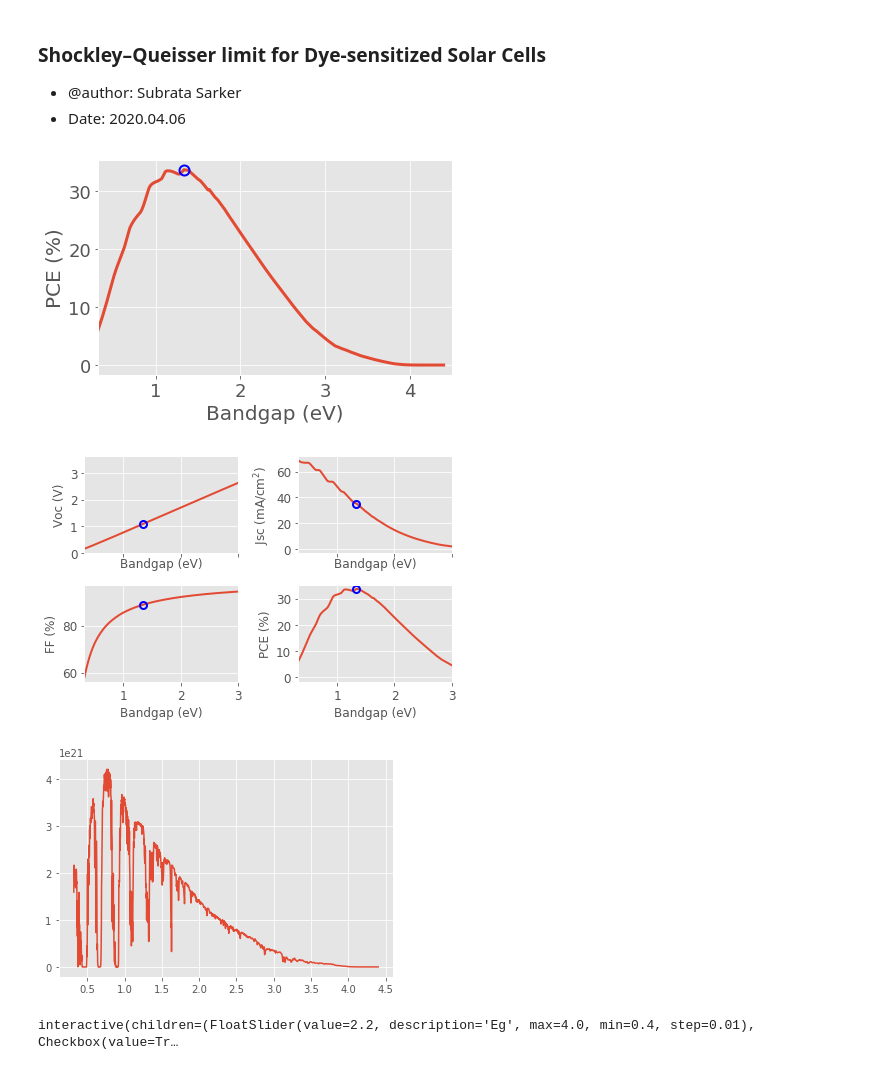
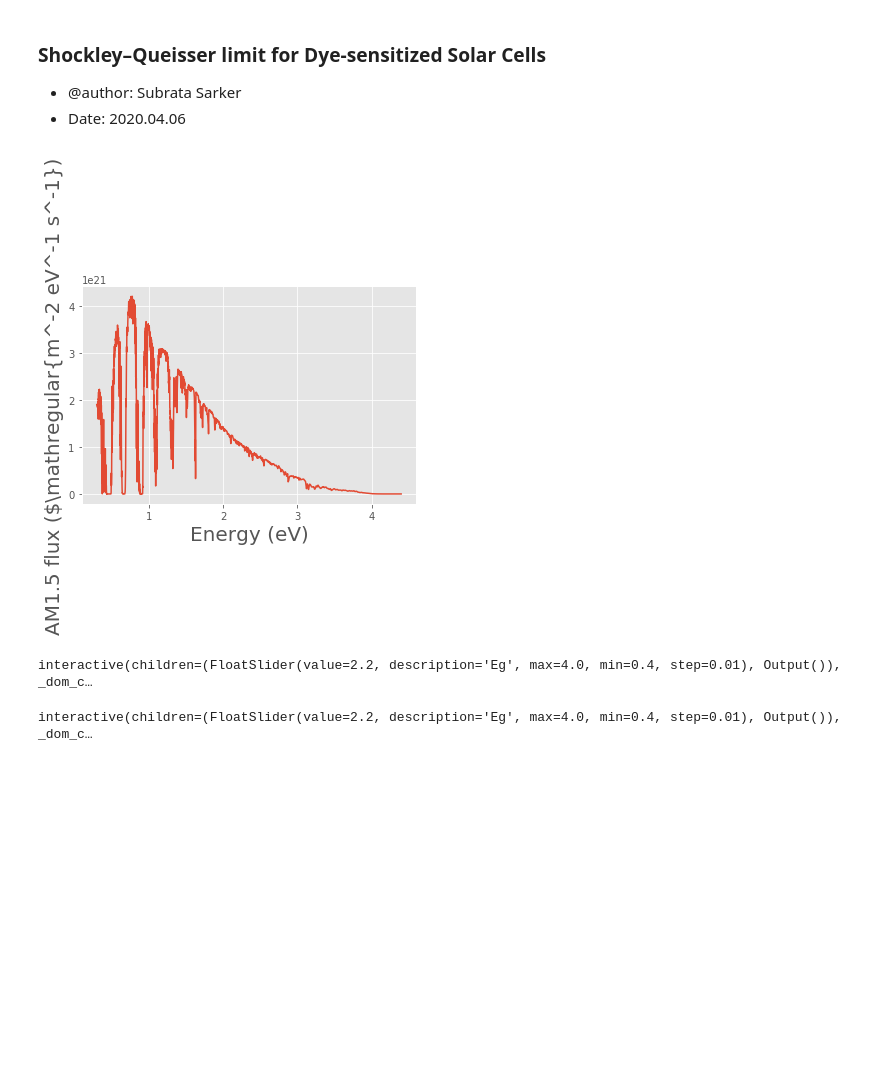
Before and after one commit to picklu/Shockley-Queisser-limit, a Jupyter notebook: SQ_limit_DSSCs.ipynb, the cells around one changed output. Saved outputs shown, nothing was run; the diff lists cells and outputs as text; code cells hidden in the pictures; blank space fills up the shorter version.

Commit message:
Animate plotall

```diff
--- a/SQ_limit_DSSCs.ipynb
+++ b/SQ_limit_DSSCs.ipynb
@@ -21,9 +21,9 @@ eV = 1.6021766208e-19  # joule        , eV to joule
 q = 1.6021766208e-19  # C             , elemental charge
 # %%
 class SQlim:
-    def __init__(self, solirr="ASTMG173.csv", T=300, EQE_EL=1.0, intensity=1.0):
+    def __init__(self, solarr="ASTMG173.csv", T=300, EQE_EL=1.0, intensity=1.0):
         """
-        solirr: AM1.5 solar irradiance (http://rredc.nrel.gov/solar/spectra/am1.5/)
+        solarr: AM1.5 solar irradiance (http://rredc.nrel.gov/solar/spectra/am1.5/)
         T: temperature in K
         EQE_EL: radiative efficiency (EL quantum yield)
         intensity: light concentration, 1.0 = one Sun, 100 mW/cm^2
@@ -40,8 +40,8 @@ class SQlim:
         self.EQE_EL = EQE_EL
         self.intensity = intensity
 
-        if os.path.isfile(solirr):
-            ref_solar = np.loadtxt(solirr, delimiter=",", skiprows=2)
+        if os.path.isfile(solarr):
+            ref_solar = np.loadtxt(solarr, delimiter=",", skiprows=2)
             self.WL = ref_solar[:, 0]
             self.solar_per_nm =  ref_solar[:, 2]
         else:
@@ -53,7 +53,7 @@ class SQlim:
         solar_per_E = self.solar_per_nm * (eV / 1e-9) * h * c / (eV * E)**2
 
         # linear interpolation to get an equally spaced spectrum
-        Es = np.arange(0.32, 4.401, 0.002)
+        Es = np.arange(0.30, 4.40, 0.001)
         AM15 = np.interp(Es, E[::-1], solar_per_E[::-1])
         self.AM15flux = AM15 / (Es * eV)  # number of photon m^-2 eV^-1 s^-1
         self.Es = Es
@@ -134,6 +134,7 @@ class SQlim:
         if not self.Es[0] <= Eg <= self.Es[-1]:
             print("invalid bandgap \nvalid range: 0.32 to 4.4")
             return
+
         V = np.arange(Vmin, Eg, Vstep)
         paras = self.get_paras(Eg, toPrint=False)
         J0, Jsc = paras["J0"], paras["Jsc"]
@@ -166,6 +167,9 @@ class SQlim:
             self.get_paras(Eg)
 
         return np.vstack([V, J])  # col1: V, col2:J, photocurrent only
+
+    def animate_JV(self, Eg):
+        self.simulate_JV(Eg, plot_dark=True)
 
     def get_paras(self, Eg, toPrint=True):
         '''
@@ -202,6 +206,16 @@ class SQlim:
         save the data as a .csv file
         """
         pass
+
+    def plot_AM15flux(self):
+        """
+        plot AM15flux vs Es
+        """
+        plt.plot(self.Es, self.AM15flux)
+        plt.xlabel("Energy (eV)", size=20)
+        plt.ylabel("AM1.5 flux ($\mathregular{m^-2 eV^-1 s^-1})", size=20)
+        plt.show()
+
 
     def plot(self, para="PCE", xlims=(0.32, 4.5)):
         """
@@ -251,11 +265,16 @@ class SQlim:
                   "PCE (%)"]
 
         max_idx = np.argmax(self.PCE, axis=0)
+        Eg_idx = np.abs(self.Es - Eg).argmin()
 
         for i, a in enumerate(axs):
             ax[axs[i]].plot(self.Es, ys[i], lw=2)
             ax[axs[i]].plot(
                 self.Es[max_idx], ys[i][max_idx], "bo",
+                markersize=7, markeredgewidth=2, fillstyle='none'
+            )
+            ax[axs[i]].plot(
+                Eg, ys[i][Eg_idx], "go",
                 markersize=7, markeredgewidth=2, fillstyle='none'
             )
             ax[axs[i]].set_ylabel(ylabel[i])
@@ -266,6 +285,9 @@ class SQlim:
         plt.tight_layout()
         plt.show()
         return
+
+    def animate_plot(self, Eg):
+        self.plotall(Eg)
 
     # some classmethods for calculating and ploting various conditions
     @classmethod
@@ -336,16 +358,3 @@ class SQlim:
         plt.tight_layout()
 
         return
-# %%
-SQ = SQlim()
-SQ.plot()
-SQ.plotall(Eg=1.34)
-plt.show()
-# %% [output]
-[figure, removed]
-[figure, removed]
-# %%
-plt.plot(SQ.Es, SQ.AM15flux)
-plt.show()
-# %% [output]
-[figure, removed]
@@ -352,11 +363,16 @@ plt.show()
+# %%
+SQ.plot_AM15flux()
+# %% [output]
+[figure, added]
 # %%
-interactive_plot = interactive(
-    SQ.simulate_JV,Eg=(0.4, 4, 0.01), plot_dark=True,
-    plot=True, paras=True,
-    Vstep=(0.001, 0.1, 0.001),
-    Vmin=(-0.5, 0))
+interactive_plot = interactive(SQ.animate_plot, Eg=(0.4, 4, 0.01))
 output = interactive_plot.children[-1]
-output.layout.height = '450px'
 interactive_plot
 # %% [output]
-interactive(children=(FloatSlider(value=2.2, description='Eg', max=4.0, min=0.4, step=0.01), Checkbox(value=Tr…
+interactive(children=(FloatSlider(value=2.2, description='Eg', max=4.0, min=0.4, step=0.01), Output()), _dom_c…
+# %%
+interactive_plot = interactive(SQ.animate_JV, Eg=(0.4, 4, 0.01))
+output = interactive_plot.children[-1]
+interactive_plot
+# %% [output]
+interactive(children=(FloatSlider(value=2.2, description='Eg', max=4.0, min=0.4, step=0.01), Output()), _dom_c…
```
Also changed, not shown: parts of 1 cell of this notebook.
